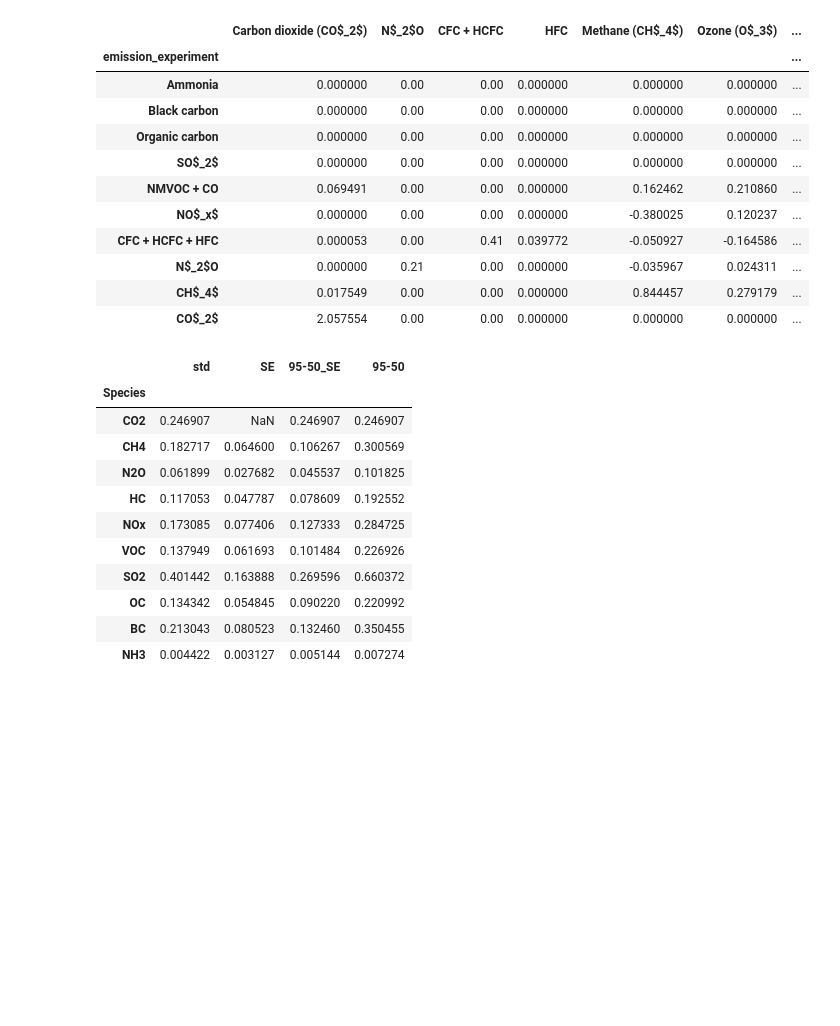
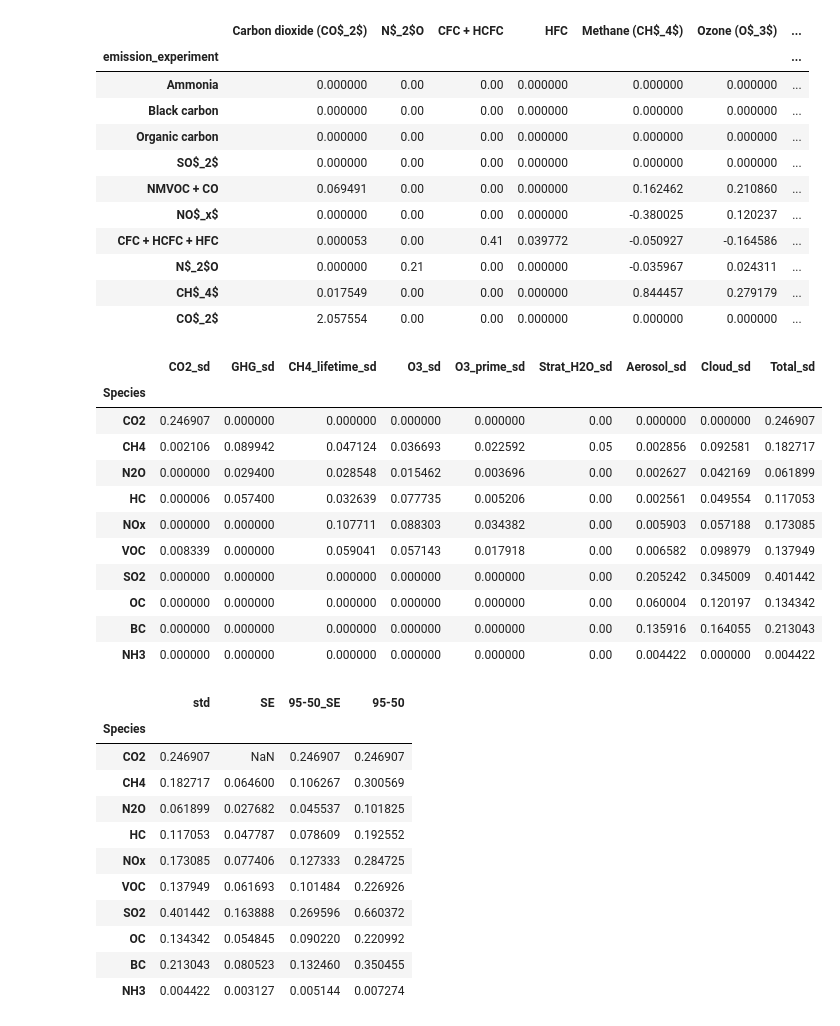
Before and after one commit to sarambl/AR6_CH6_RCMIPFIGS, a Jupyter notebook: ar6_ch6_rcmipfigs/notebooks/GSAT_change_hist_attribution/03_plot.ipynb, the cells around one changed output. Drawn from its saved outputs; the diff is of its cells as text; code cells hidden in the pictures; blank space fills up the shorter version.

```diff
--- a/ar6_ch6_rcmipfigs/notebooks/GSAT_change_hist_attribution/03_plot.ipynb
+++ b/ar6_ch6_rcmipfigs/notebooks/GSAT_change_hist_attribution/03_plot.ipynb
@@ -343,6 +343,21 @@ tab_plt_ERF
 | N$_2$O | 0.000000 | 0.21 | 0.00 | 0.000000 | -0.035967 | 0.024311 | ... |
 | CH$_4$ | 0.017549 | 0.00 | 0.00 | 0.000000 | 0.844457 | 0.279179 | ... |
 | CO$_2$ | 2.057554 | 0.00 | 0.00 | 0.000000 | 0.000000 | 0.000000 | ... |
+# %%
+df_collins_sd
+# %% [output]
+|  | CO2_sd | GHG_sd | CH4_lifetime_sd | O3_sd | O3_prime_sd | Strat_H2O_sd | Aerosol_sd | Cloud_sd | Total_sd |
+| Species |  |  |  |  |  |  |  |  |  |
+| CO2 | 0.246907 | 0.000000 | 0.000000 | 0.000000 | 0.000000 | 0.00 | 0.000000 | 0.000000 | 0.246907 |
+| CH4 | 0.002106 | 0.089942 | 0.047124 | 0.036693 | 0.022592 | 0.05 | 0.002856 | 0.092581 | 0.182717 |
+| N2O | 0.000000 | 0.029400 | 0.028548 | 0.015462 | 0.003696 | 0.00 | 0.002627 | 0.042169 | 0.061899 |
+| HC | 0.000006 | 0.057400 | 0.032639 | 0.077735 | 0.005206 | 0.00 | 0.002561 | 0.049554 | 0.117053 |
+| NOx | 0.000000 | 0.000000 | 0.107711 | 0.088303 | 0.034382 | 0.00 | 0.005903 | 0.057188 | 0.173085 |
+| VOC | 0.008339 | 0.000000 | 0.059041 | 0.057143 | 0.017918 | 0.00 | 0.006582 | 0.098979 | 0.137949 |
+| SO2 | 0.000000 | 0.000000 | 0.000000 | 0.000000 | 0.000000 | 0.00 | 0.205242 | 0.345009 | 0.401442 |
+| OC | 0.000000 | 0.000000 | 0.000000 | 0.000000 | 0.000000 | 0.00 | 0.060004 | 0.120197 | 0.134342 |
+| BC | 0.000000 | 0.000000 | 0.000000 | 0.000000 | 0.000000 | 0.00 | 0.135916 | 0.164055 | 0.213043 |
+| NH3 | 0.000000 | 0.000000 | 0.000000 | 0.000000 | 0.000000 | 0.00 | 0.004422 | 0.000000 | 0.004422 |
 # %%
 import pandas as pd
 num_mod_lab = 'Number of models (Thornhill 2020)'
```
Also changed, not shown: parts of 10 cells of this notebook, 26 other files.
